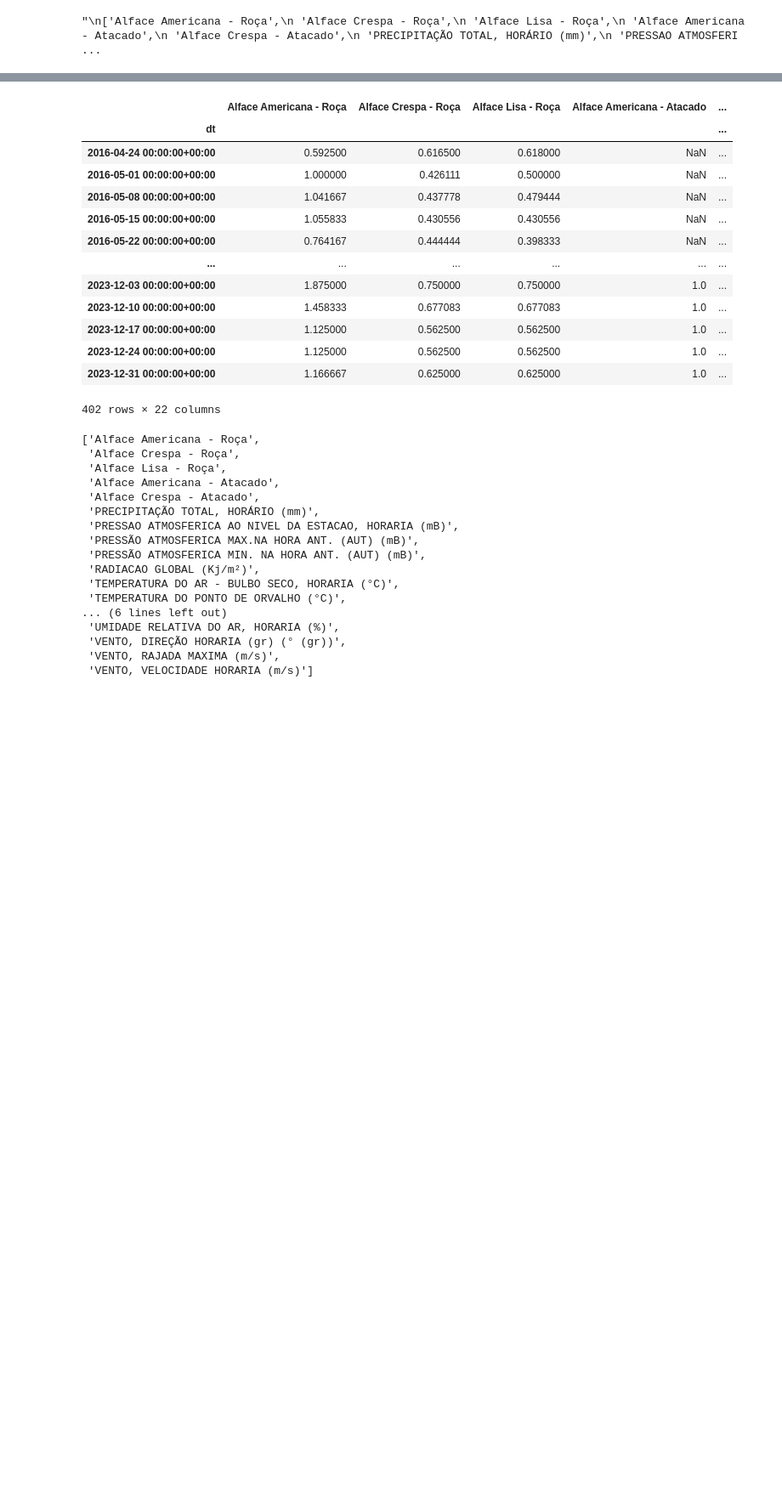
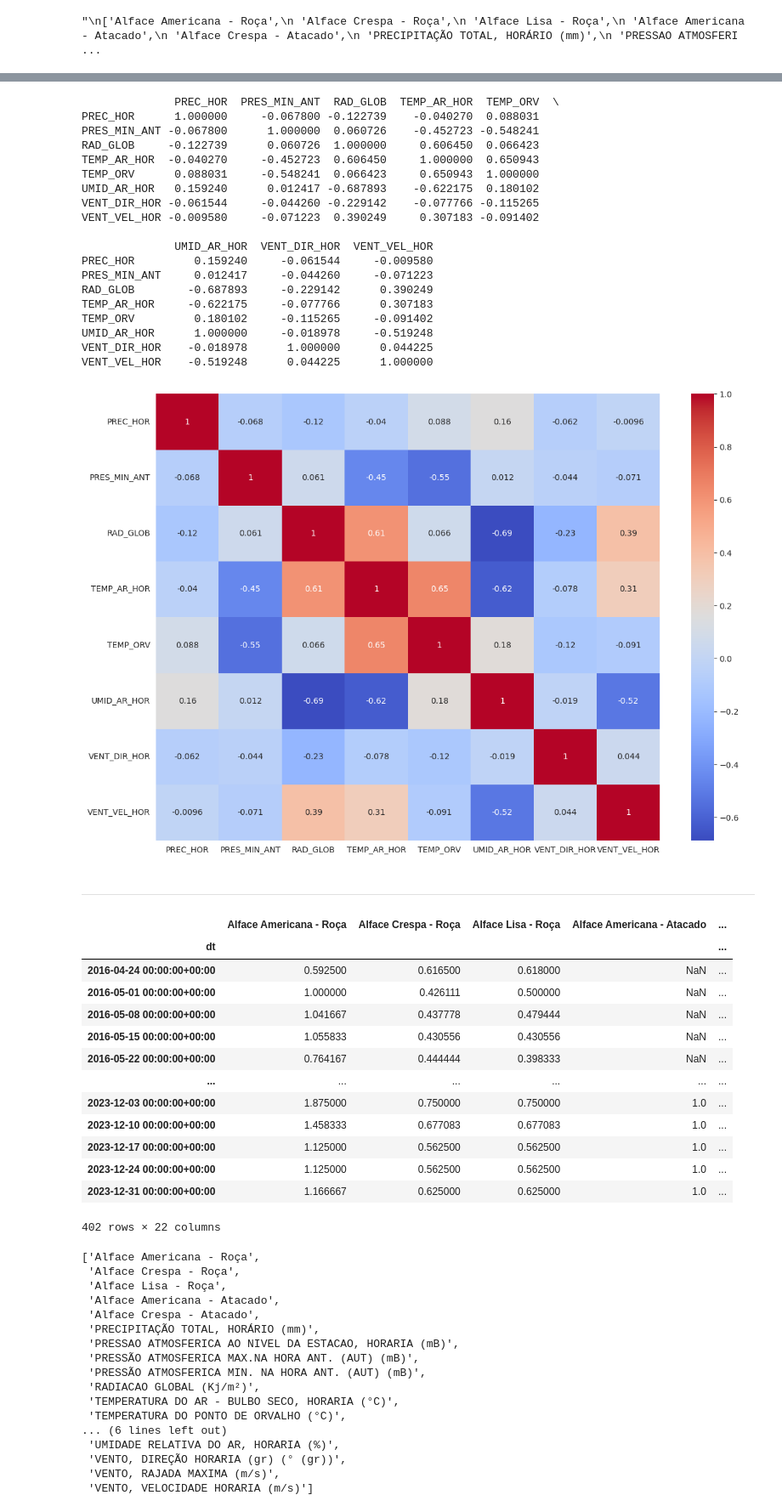
Before and after one commit to Patrick448/time-series-analysis, a Jupyter notebook: Notebooks/Part 2/2025-07-14-dataset-analysis-methodology-review.ipynb, the cells around one changed output, grey strips where cells are left out. Shown at 85% size. Drawn from its saved outputs; the diff is of its cells as text; code cells hidden in the pictures; blank space fills up the shorter version.

```diff
--- a/Notebooks/Part 2/2025-07-14-dataset-analysis-methodology-review.ipynb
+++ b/Notebooks/Part 2/2025-07-14-dataset-analysis-methodology-review.ipynb
@@ -120,3 +185,40 @@ for col in cleaned_weather_df.columns:
+# %%
+cleaned_weather_df.drop(columns=['PRES_EST_HOR','PRES_MAX_ANT', 'TEMP_MIN_ANT', 'TEMP_MAX_ANT', 'ORV_MIN_ANT','ORV_MAX_ANT','UMID_MAX_ANT', 'UMID_MIN_ANT', 'VENT_RAJA_MAX'], inplace=True)
+# %%
+# Compute correlation matrix
+co_mtx = cleaned_weather_df.corr()
+
+# Print correlation matrix
+print(co_mtx)
+plt.figure(figsize=(14, 10))
+# Plot correlation heatmap
+sns.heatmap(co_mtx, cmap="coolwarm", annot=True)
+
+# Display heatmap
+plt.show()
+# %% [output]
+              PREC_HOR  PRES_MIN_ANT  RAD_GLOB  TEMP_AR_HOR  TEMP_ORV  \
+PREC_HOR      1.000000     -0.067800 -0.122739    -0.040270  0.088031
+PRES_MIN_ANT -0.067800      1.000000  0.060726    -0.452723 -0.548241
+RAD_GLOB     -0.122739      0.060726  1.000000     0.606450  0.066423
+TEMP_AR_HOR  -0.040270     -0.452723  0.606450     1.000000  0.650943
+TEMP_ORV      0.088031     -0.548241  0.066423     0.650943  1.000000
+UMID_AR_HOR   0.159240      0.012417 -0.687893    -0.622175  0.180102
+VENT_DIR_HOR -0.061544     -0.044260 -0.229142    -0.077766 -0.115265
+VENT_VEL_HOR -0.009580     -0.071223  0.390249     0.307183 -0.091402
+
+              UMID_AR_HOR  VENT_DIR_HOR  VENT_VEL_HOR
+PREC_HOR         0.159240     -0.061544     -0.009580
+PRES_MIN_ANT     0.012417     -0.044260     -0.071223
+RAD_GLOB        -0.687893     -0.229142      0.390249
+TEMP_AR_HOR     -0.622175     -0.077766      0.307183
+TEMP_ORV         0.180102     -0.115265     -0.091402
+UMID_AR_HOR      1.000000     -0.018978     -0.519248
+VENT_DIR_HOR    -0.018978      1.000000      0.044225
+VENT_VEL_HOR    -0.519248      0.044225      1.000000
+[figure, added]
+# %% [markdown]
+---
 # %%
 price_weather_df = pd.read_csv('../../processed_data/price_weather_weekly_df-2016-2023.csv',index_col='dt', parse_dates=True)
 price_weather_df.drop(columns=['first_day_week'], inplace=True)
```
Also changed, not shown: parts of 6 cells of this notebook, 1 other file.
